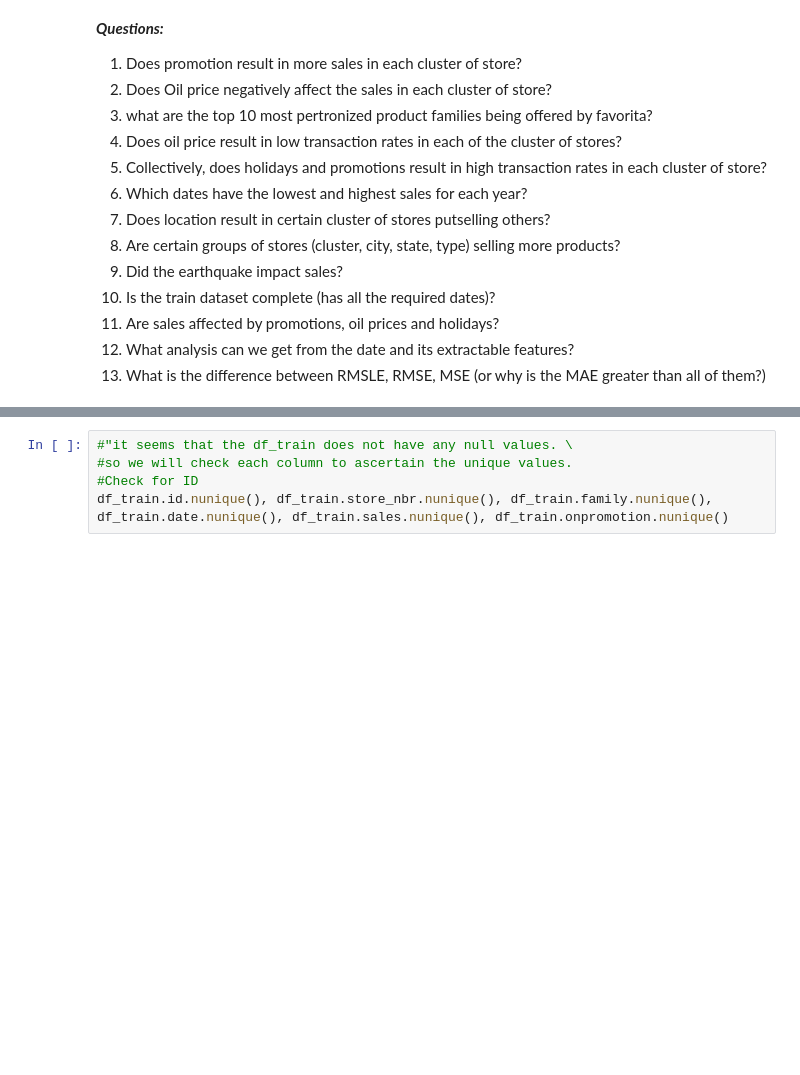
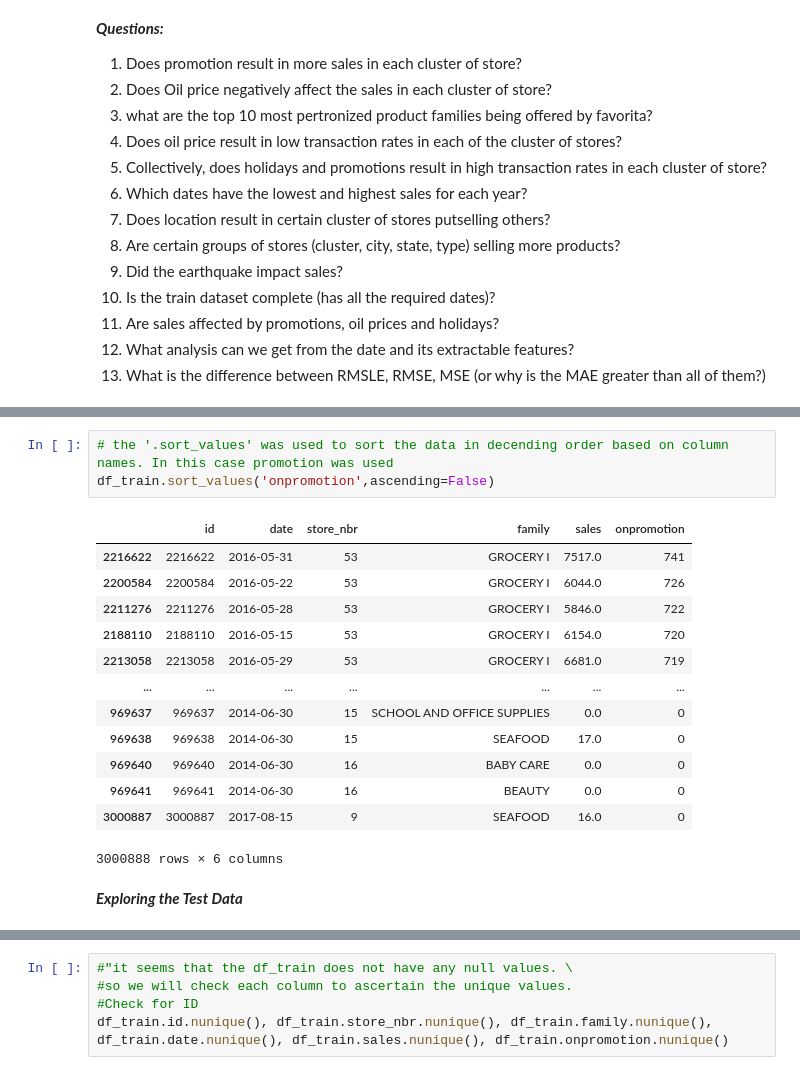
Before and after one commit to ebenezeredusei/Corporation-Favorita-Machine-Learning-Project, a Jupyter notebook: Corporation_Favorita.ipynb, the cells around one changed output, grey strips where cells are left out. Saved outputs shown, nothing was run; the diff lists cells and outputs as text; blank space fills up the shorter version.

```diff
--- a/Corporation_Favorita.ipynb
+++ b/Corporation_Favorita.ipynb
@@ -107,0 +127,19 @@ df_train
+# %%
+# the '.sort_values' was used to sort the data in decending order based on column names. In this case promotion was used
+df_train.sort_values('onpromotion',ascending=False)
+# %% [output]
+|  | id | date | store_nbr | family | sales | onpromotion |
+| 2216622 | 2216622 | 2016-05-31 | 53 | GROCERY I | 7517.0 | 741 |
+| 2200584 | 2200584 | 2016-05-22 | 53 | GROCERY I | 6044.0 | 726 |
+| 2211276 | 2211276 | 2016-05-28 | 53 | GROCERY I | 5846.0 | 722 |
+| 2188110 | 2188110 | 2016-05-15 | 53 | GROCERY I | 6154.0 | 720 |
+| 2213058 | 2213058 | 2016-05-29 | 53 | GROCERY I | 6681.0 | 719 |
+| ... | ... | ... | ... | ... | ... | ... |
+| 969637 | 969637 | 2014-06-30 | 15 | SCHOOL AND OFFICE SUPPLIES | 0.0 | 0 |
+| 969638 | 969638 | 2014-06-30 | 15 | SEAFOOD | 17.0 | 0 |
+| 969640 | 969640 | 2014-06-30 | 16 | BABY CARE | 0.0 | 0 |
+| 969641 | 969641 | 2014-06-30 | 16 | BEAUTY | 0.0 | 0 |
+| 3000887 | 3000887 | 2017-08-15 | 9 | SEAFOOD | 16.0 | 0 |
+3000888 rows × 6 columns
+# %% [markdown]
+***Exploring the Test Data***
```
Also changed, not shown: parts of 53 cells of this notebook.
